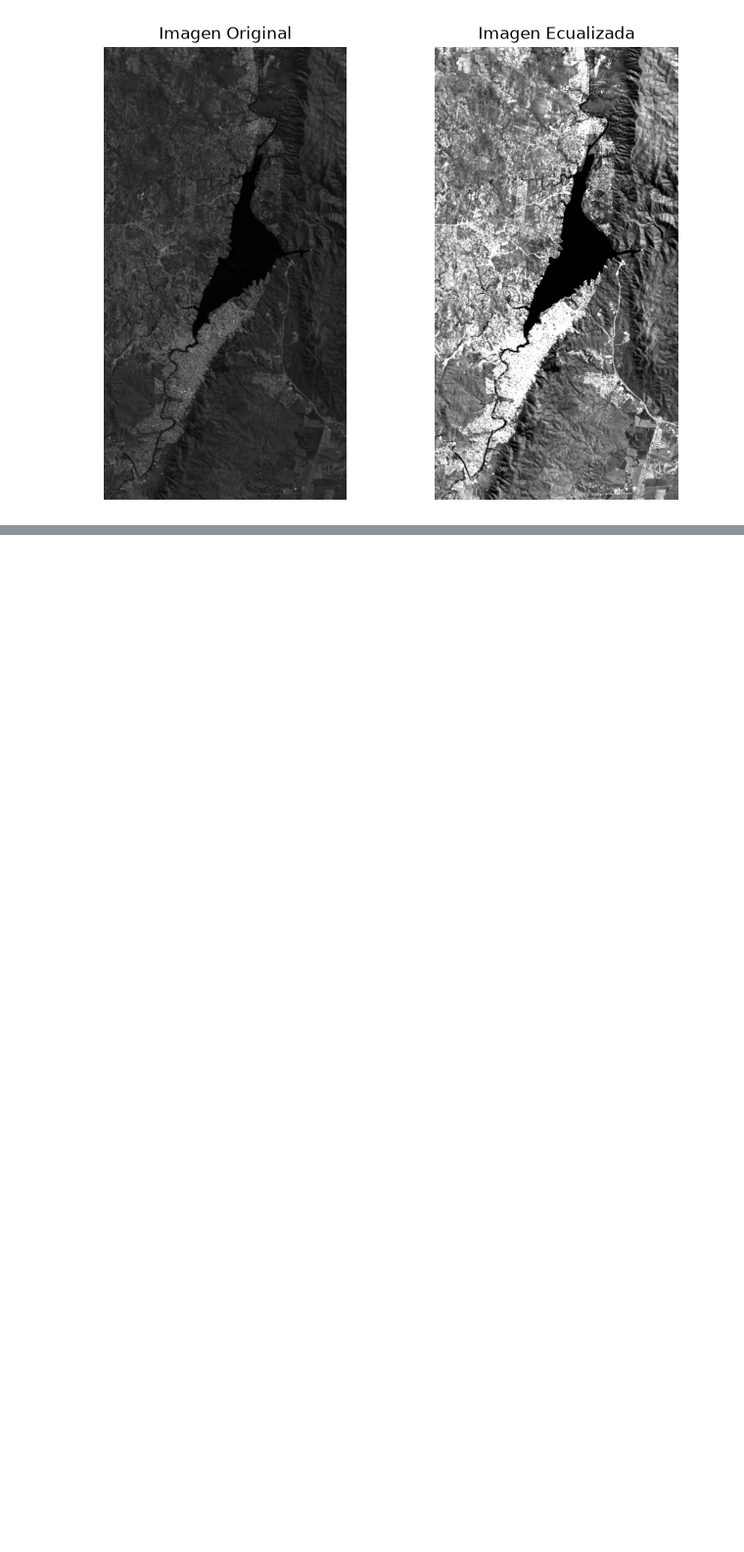
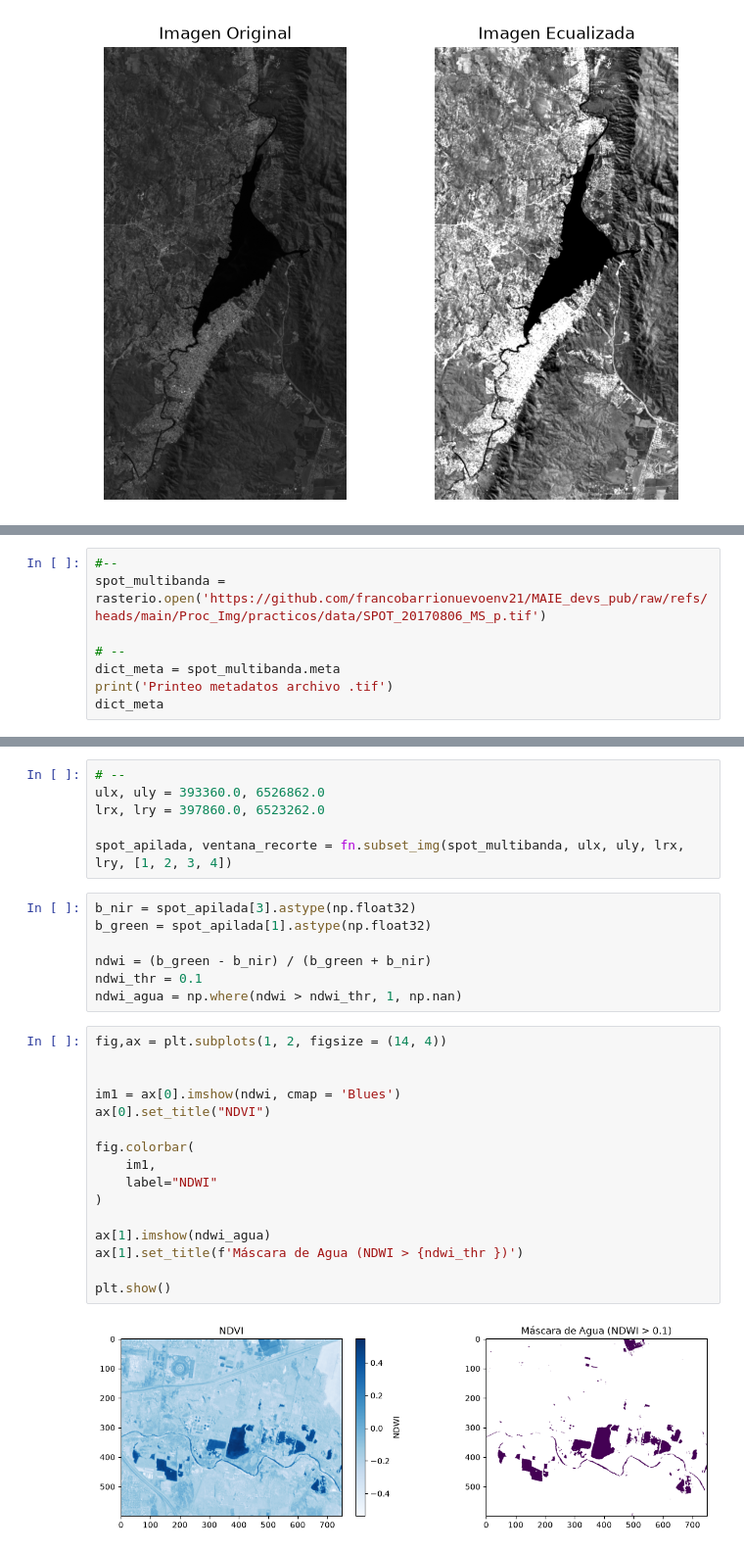
Before and after one commit to francobarrionuevoenv21/MAIE_devs_pub, a Jupyter notebook: Proc_Img/practicos/Entregables01_Barrionuevo.ipynb, the cells around one changed output, grey strips where cells are left out. Shown at 98% size. Saved outputs shown, nothing was run; the diff lists cells and outputs as text; blank space fills up the shorter version.

Commit message:
update img proc 31-07

```diff
--- a/Proc_Img/practicos/Entregables01_Barrionuevo.ipynb
+++ b/Proc_Img/practicos/Entregables01_Barrionuevo.ipynb
@@ -220,0 +316,8 @@ ax[1].axis('off')
+# %%
+#--
+spot_multibanda = rasterio.open('https://github.com/francobarrionuevoenv21/MAIE_devs_pub/raw/refs/heads/main/Proc_Img/practicos/data/SPOT_20170806_MS_p.tif')
+
+# --
+dict_meta = spot_multibanda.meta
+print('Printeo metadatos archivo .tif')
+dict_meta
@@ -220,0 +335,31 @@ ax[1].axis('off')
+# %%
+# --
+ulx, uly = 393360.0, 6526862.0
+lrx, lry = 397860.0, 6523262.0
+
+spot_apilada, ventana_recorte = fn.subset_img(spot_multibanda, ulx, uly, lrx, lry, [1, 2, 3, 4])
+# %%
+b_nir = spot_apilada[3].astype(np.float32)
+b_green = spot_apilada[1].astype(np.float32)
+
+ndwi = (b_green - b_nir) / (b_green + b_nir)
+ndwi_thr = 0.1
+ndwi_agua = np.where(ndwi > ndwi_thr, 1, np.nan)
+# %%
+fig,ax = plt.subplots(1, 2, figsize = (14, 4))
+
+
+im1 = ax[0].imshow(ndwi, cmap = 'Blues')
+ax[0].set_title("NDVI")
+
+fig.colorbar(
+    im1,
+    label="NDWI"
+)
+
+ax[1].imshow(ndwi_agua)
+ax[1].set_title(f'Máscara de Agua (NDWI > {ndwi_thr })')
+
+plt.show()
+# %% [output]
+[figure, added]
```
Also changed, not shown: parts of 24 cells of this notebook, 7 other files.
